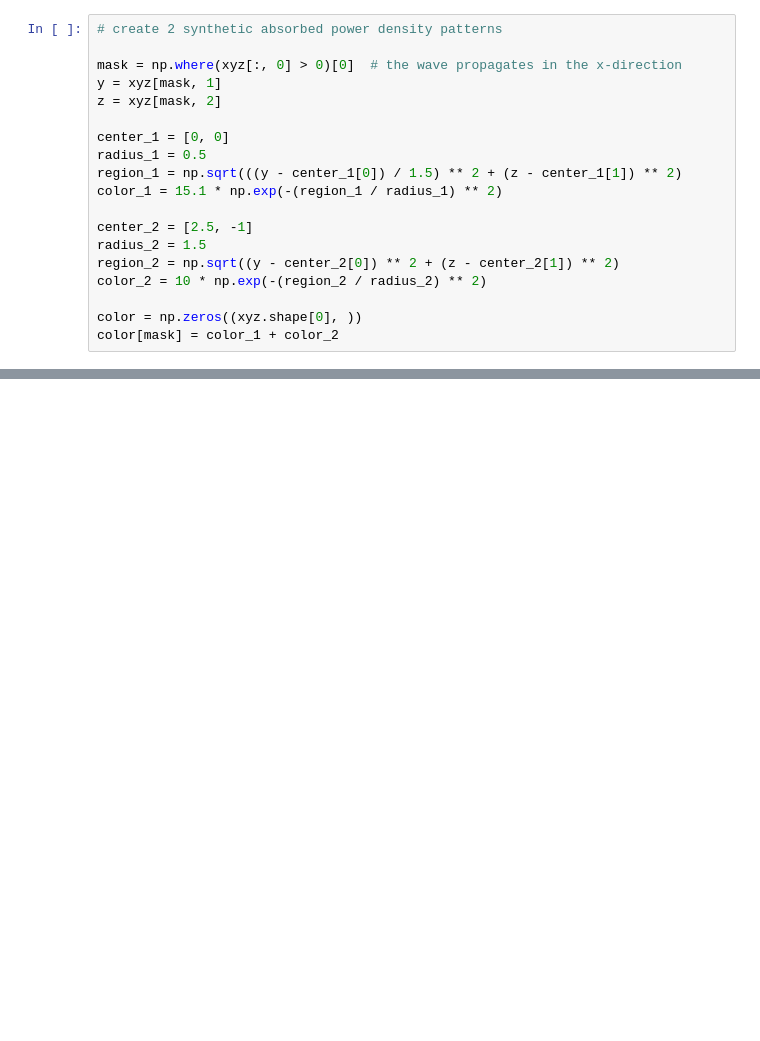
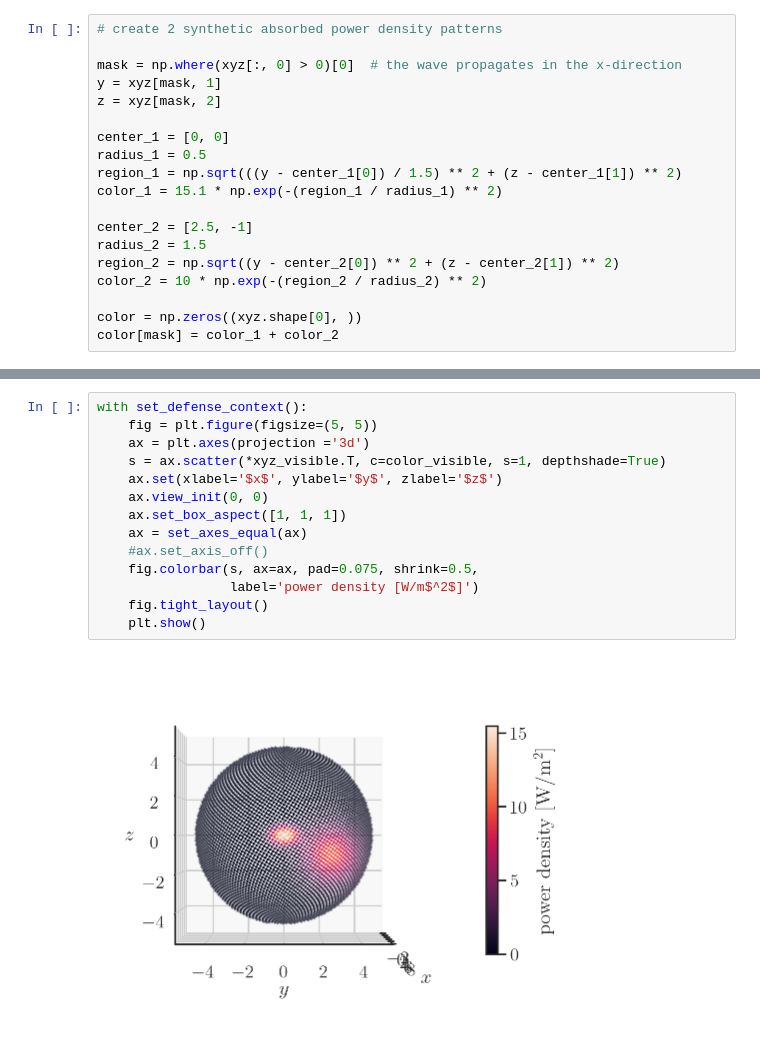
Before and after one commit to akapet00/phd-dissertation-topic, a Jupyter notebook: code/05-hotspot-region-detection.ipynb, the cells around one changed output, grey strips where cells are left out. Saved outputs shown, nothing was run; the diff lists cells and outputs as text; blank space fills up the shorter version.

```diff
--- a/code/05-hotspot-region-detection.ipynb
+++ b/code/05-hotspot-region-detection.ipynb
@@ -100,0 +134,16 @@ with set_defense_context():
+# %%
+with set_defense_context():
+    fig = plt.figure(figsize=(5, 5))
+    ax = plt.axes(projection ='3d')
+    s = ax.scatter(*xyz_visible.T, c=color_visible, s=1, depthshade=True)
+    ax.set(xlabel='$x$', ylabel='$y$', zlabel='$z$')
+    ax.view_init(0, 0)
+    ax.set_box_aspect([1, 1, 1])
+    ax = set_axes_equal(ax)
+    #ax.set_axis_off()
+    fig.colorbar(s, ax=ax, pad=0.075, shrink=0.5,
+                 label='power density [W/m$^2$]')
+    fig.tight_layout()
+    plt.show()
+# %% [output]
+[figure, added]
```
Also changed, not shown: parts of 19 cells of this notebook.
